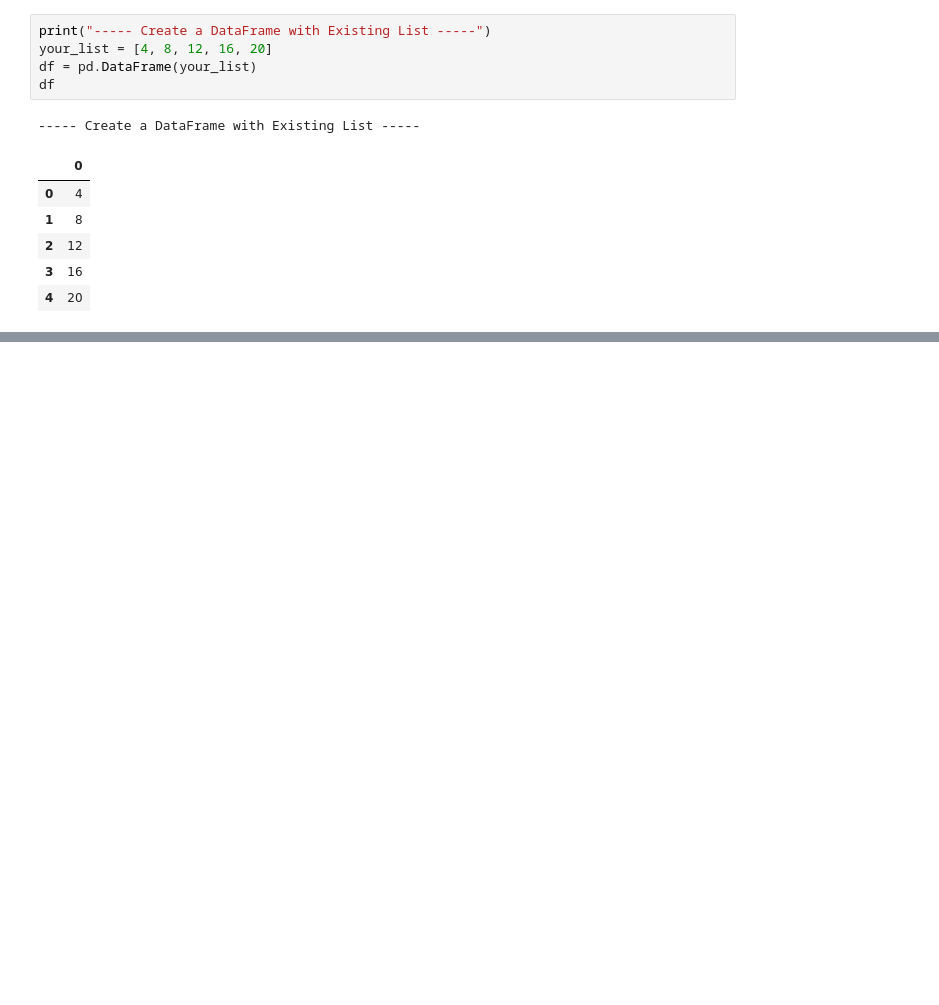
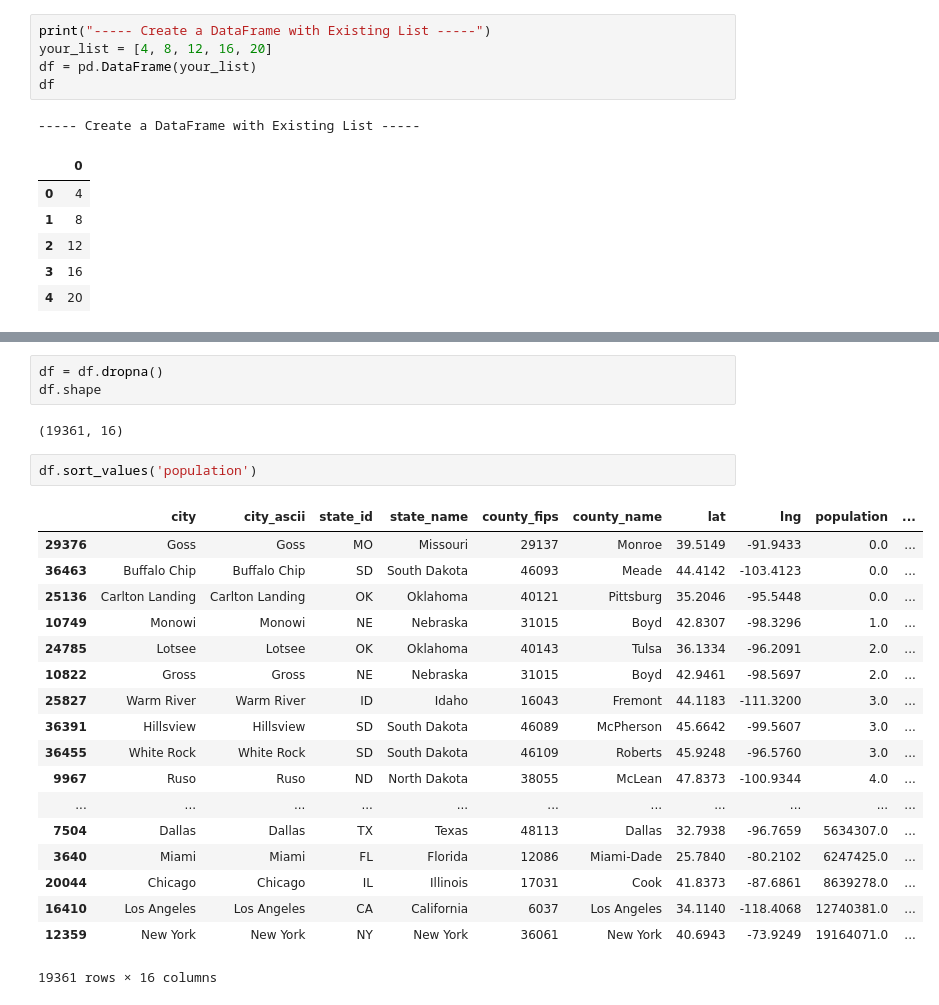
Before and after one commit to tinawong15/softdev-p03, a Jupyter notebook: pandas_demo.ipynb, the cells around one changed output, grey strips where cells are left out. Saved outputs shown, nothing was run; the diff lists cells and outputs as text; blank space fills up the shorter version.

```diff
--- a/pandas_demo.ipynb
+++ b/pandas_demo.ipynb
@@ -143,0 +149,26 @@ print(df.sample(3))
+# %%
+df = df.dropna()
+df.shape
+# %% [output]
+(19361, 16)
+# %%
+df.sort_values('population')
+# %% [output]
+|  | city | city_ascii | state_id | state_name | county_fips | county_name | lat | lng | population | ... |
+| 29376 | Goss | Goss | MO | Missouri | 29137 | Monroe | 39.5149 | -91.9433 | 0.0 | ... |
+| 36463 | Buffalo Chip | Buffalo Chip | SD | South Dakota | 46093 | Meade | 44.4142 | -103.4123 | 0.0 | ... |
+| 25136 | Carlton Landing | Carlton Landing | OK | Oklahoma | 40121 | Pittsburg | 35.2046 | -95.5448 | 0.0 | ... |
+| 10749 | Monowi | Monowi | NE | Nebraska | 31015 | Boyd | 42.8307 | -98.3296 | 1.0 | ... |
+| 24785 | Lotsee | Lotsee | OK | Oklahoma | 40143 | Tulsa | 36.1334 | -96.2091 | 2.0 | ... |
+| 10822 | Gross | Gross | NE | Nebraska | 31015 | Boyd | 42.9461 | -98.5697 | 2.0 | ... |
+| 25827 | Warm River | Warm River | ID | Idaho | 16043 | Fremont | 44.1183 | -111.3200 | 3.0 | ... |
+| 36391 | Hillsview | Hillsview | SD | South Dakota | 46089 | McPherson | 45.6642 | -99.5607 | 3.0 | ... |
+| 36455 | White Rock | White Rock | SD | South Dakota | 46109 | Roberts | 45.9248 | -96.5760 | 3.0 | ... |
+| 9967 | Ruso | Ruso | ND | North Dakota | 38055 | McLean | 47.8373 | -100.9344 | 4.0 | ... |
+| ... | ... | ... | ... | ... | ... | ... | ... | ... | ... | ... |
+| 7504 | Dallas | Dallas | TX | Texas | 48113 | Dallas | 32.7938 | -96.7659 | 5634307.0 | ... |
+| 3640 | Miami | Miami | FL | Florida | 12086 | Miami-Dade | 25.7840 | -80.2102 | 6247425.0 | ... |
+| 20044 | Chicago | Chicago | IL | Illinois | 17031 | Cook | 41.8373 | -87.6861 | 8639278.0 | ... |
+| 16410 | Los Angeles | Los Angeles | CA | California | 6037 | Los Angeles | 34.1140 | -118.4068 | 12740381.0 | ... |
+| 12359 | New York | New York | NY | New York | 36061 | New York | 40.6943 | -73.9249 | 19164071.0 | ... |
+19361 rows × 16 columns
```
Also changed, not shown: parts of 10 cells of this notebook, 1 other file.
